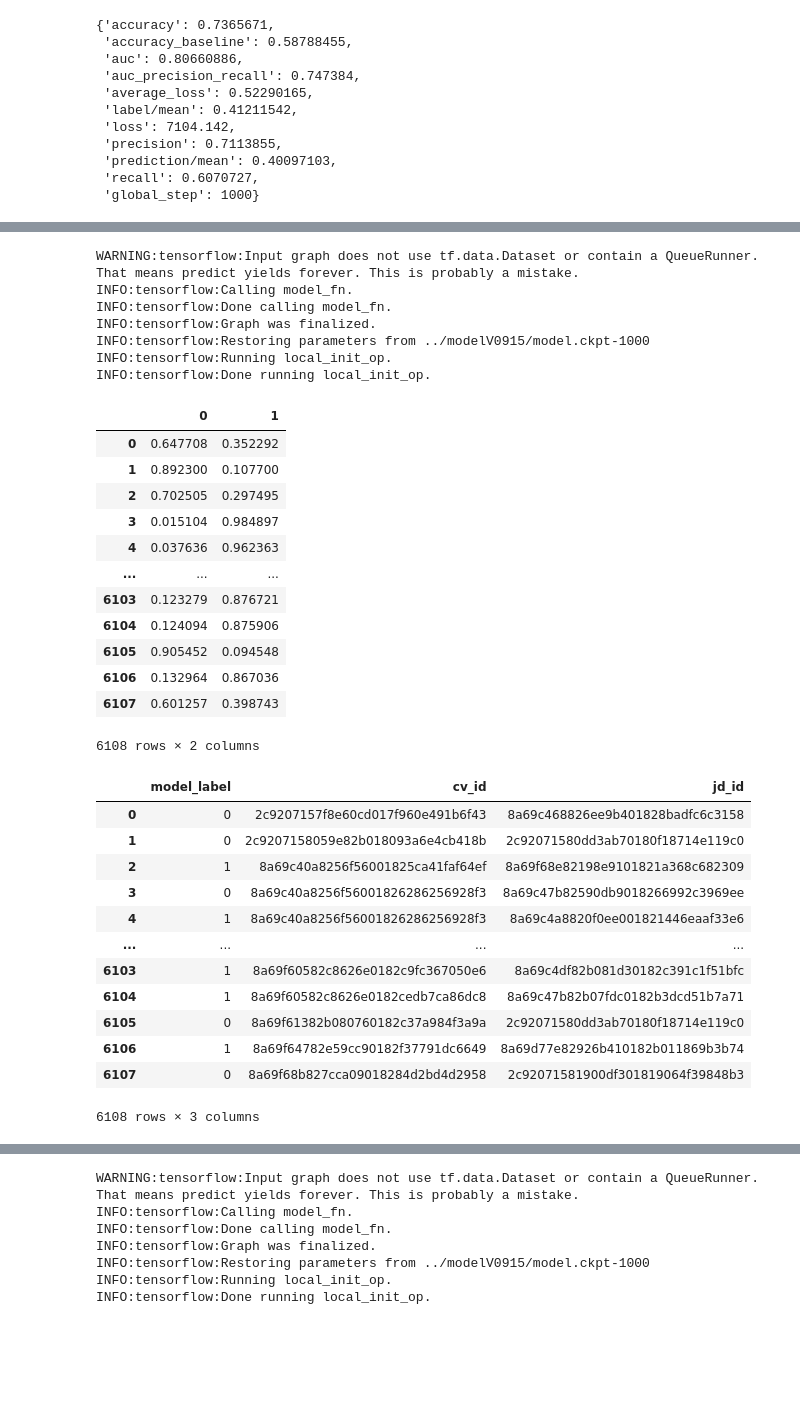
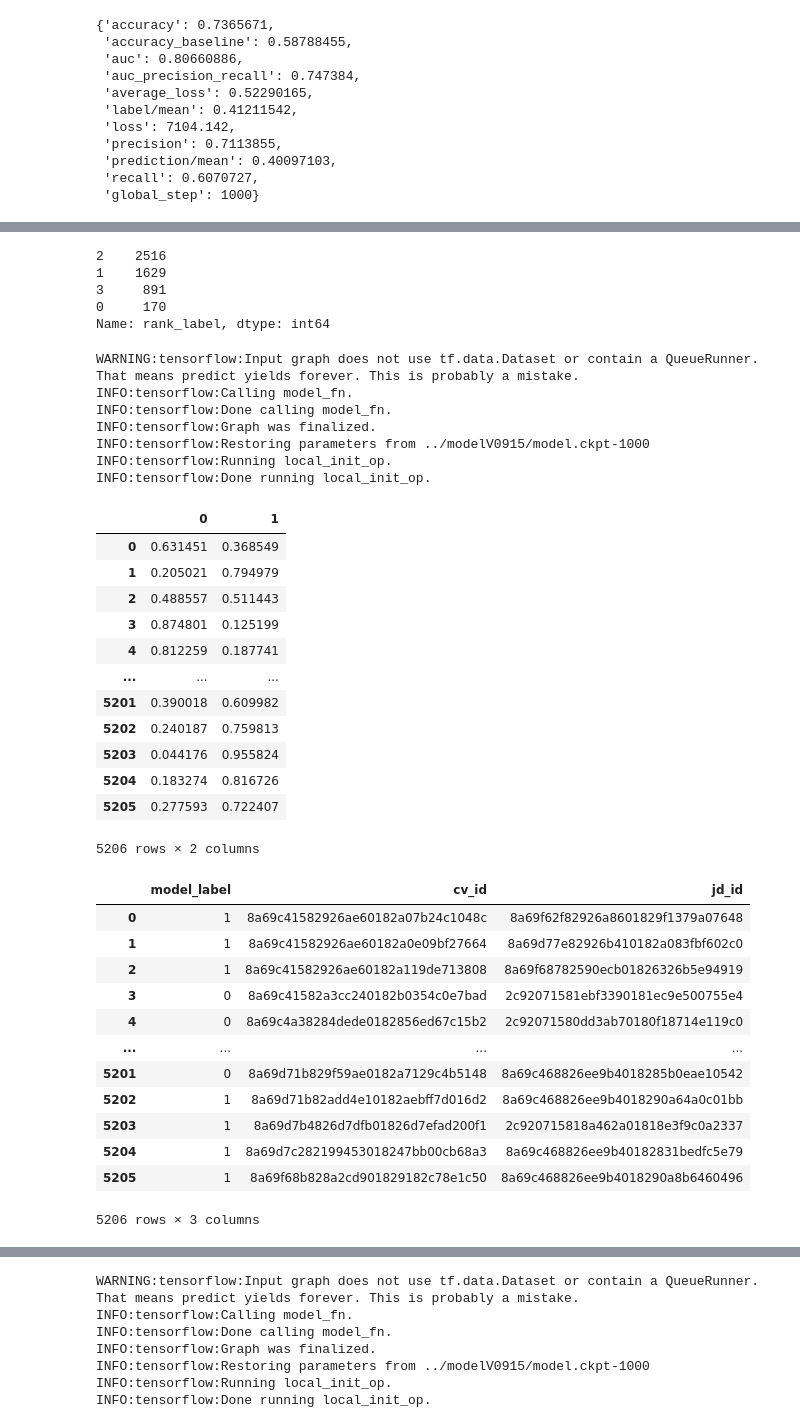
Before and after one commit to slowisfast2030/generalization, a Jupyter notebook: thu_model_train.ipynb, the cells around one changed output, grey strips where cells are left out. Cells and saved outputs as stored; diff of their text form; code cells hidden in the pictures; blank space fills up the shorter version.

```diff
--- a/thu_model_train.ipynb
+++ b/thu_model_train.ipynb
@@ -437,3 +437,13 @@ results
  'global_step': 1000}
 # %%
 p = m.predict(input_fn=lambda: input_fn(sample_test_pickle), checkpoint_path = '../modelV0915/model.ckpt-1000')
+# %%
+##################################################################################################
+#sample_gen_pickle
+cvjd_202208_6108 = pd.read_pickle('../generalization_data/cvjd_202208_6108.pkl')
+
+cvjd_202208_6108_filter = cvjd_202208_6108[~((cvjd_202208_6108['da_label']==-1)&(cvjd_202208_6108['rank_label']==1))]
+
+sample_gen_pickle_filter = cvjd_202208_6108_filter[['cv_id', 'jd_id']].join(sample_gen_pickle.set_index(['cv_id', 'jd_id']), on=['cv_id', 'jd_id'], how='inner')
+sample_gen_pickle_filter
+##################################################################################################
@@ -440,12 +464,20 @@ p = m.predict(input_fn=lambda: input_fn(sample_test_pickle), checkpoint_path = '
+# %%
+cvjd_202208_6108_filter['rank_label'].value_counts()
+# %% [output]
+2    2516
+1    1629
+3     891
+0     170
+Name: rank_label, dtype: int64
 # %%
 ##################################################################################################
 # 对泛化数据预测
-p = m.predict(input_fn=lambda: input_fn(sample_gen_pickle), checkpoint_path = '../modelV0915/model.ckpt-1000')
+p = m.predict(input_fn=lambda: input_fn(sample_gen_pickle_filter), checkpoint_path = '../modelV0915/model.ckpt-1000')
 
 count = 0
 pred = []
 for i in p:
-    if count == len(sample_gen_pickle):
+    if count == len(sample_gen_pickle_filter):
         break
     # i是一个字典
     #print(i)
@@ -465,39 +497,40 @@ INFO:tensorflow:Restoring parameters from ../modelV0915/model.ckpt-1000
 INFO:tensorflow:Running local_init_op.
 INFO:tensorflow:Done running local_init_op.
 |  | 0 | 1 |
-| 0 | 0.647708 | 0.352292 |
-| 1 | 0.892300 | 0.107700 |
-| 2 | 0.702505 | 0.297495 |
-| 3 | 0.015104 | 0.984897 |
-| 4 | 0.037636 | 0.962363 |
+| 0 | 0.631451 | 0.368549 |
+| 1 | 0.205021 | 0.794979 |
+| 2 | 0.488557 | 0.511443 |
+| 3 | 0.874801 | 0.125199 |
+| 4 | 0.812259 | 0.187741 |
 | ... | ... | ... |
-| 6103 | 0.123279 | 0.876721 |
-| 6104 | 0.124094 | 0.875906 |
-| 6105 | 0.905452 | 0.094548 |
-| 6106 | 0.132964 | 0.867036 |
-| 6107 | 0.601257 | 0.398743 |
+| 5201 | 0.390018 | 0.609982 |
+| 5202 | 0.240187 | 0.759813 |
+| 5203 | 0.044176 | 0.955824 |
+| 5204 | 0.183274 | 0.816726 |
+| 5205 | 0.277593 | 0.722407 |
-6108 rows × 2 columns
+5206 rows × 2 columns
 # %%
 ##################################################################################################
 # 对泛化数据预测
 
-real_label = sample_gen_pickle[['model_label'] + ['cv_id', 'jd_id']]
+real_label = sample_gen_pickle_filter[['model_label'] + ['cv_id', 'jd_id']]
+real_label = real_label.reset_index(drop=True)
 real_label
 ##################################################################################################
 # %% [output]
 |  | model_label | cv_id | jd_id |
-| 0 | 0 | 2c9207157f8e60cd017f960e491b6f43 | 8a69c468826ee9b401828badfc6c3158 |
-| 1 | 0 | 2c9207158059e82b018093a6e4cb418b | 2c92071580dd3ab70180f18714e119c0 |
-| 2 | 1 | 8a69c40a8256f56001825ca41faf64ef | 8a69f68e82198e9101821a368c682309 |
-| 3 | 0 | 8a69c40a8256f56001826286256928f3 | 8a69c47b82590db9018266992c3969ee |
-| 4 | 1 | 8a69c40a8256f56001826286256928f3 | 8a69c4a8820f0ee001821446eaaf33e6 |
+| 0 | 1 | 8a69c41582926ae60182a07b24c1048c | 8a69f62f82926a8601829f1379a07648 |
+| 1 | 1 | 8a69c41582926ae60182a0e09bf27664 | 8a69d77e82926b410182a083fbf602c0 |
+| 2 | 1 | 8a69c41582926ae60182a119de713808 | 8a69f68782590ecb01826326b5e94919 |
+| 3 | 0 | 8a69c41582a3cc240182b0354c0e7bad | 2c92071581ebf3390181ec9e500755e4 |
+| 4 | 0 | 8a69c4a38284dede0182856ed67c15b2 | 2c92071580dd3ab70180f18714e119c0 |
 | ... | ... | ... | ... |
-| 6103 | 1 | 8a69f60582c8626e0182c9fc367050e6 | 8a69c4df82b081d30182c391c1f51bfc |
-| 6104 | 1 | 8a69f60582c8626e0182cedb7ca86dc8 | 8a69c47b82b07fdc0182b3dcd51b7a71 |
-| 6105 | 0 | 8a69f61382b080760182c37a984f3a9a | 2c92071580dd3ab70180f18714e119c0 |
-| 6106 | 1 | 8a69f64782e59cc90182f37791dc6649 | 8a69d77e82926b410182b011869b3b74 |
-| 6107 | 0 | 8a69f68b827cca09018284d2bd4d2958 | 2c92071581900df301819064f39848b3 |
+| 5201 | 0 | 8a69d71b829f59ae0182a7129c4b5148 | 8a69c468826ee9b4018285b0eae10542 |
+| 5202 | 1 | 8a69d71b82add4e10182aebff7d016d2 | 8a69c468826ee9b4018290a64a0c01bb |
+| 5203 | 1 | 8a69d7b4826d7dfb01826d7efad200f1 | 2c920715818a462a01818e3f9c0a2337 |
+| 5204 | 1 | 8a69d7c282199453018247bb00cb68a3 | 8a69c468826ee9b40182831bedfc5e79 |
+| 5205 | 1 | 8a69f68b828a2cd901829182c78e1c50 | 8a69c468826ee9b4018290a8b6460496 |
-6108 rows × 3 columns
+5206 rows × 3 columns
 # %%
 ##################################################################################################
 
```
Also changed, not shown: parts of 9 cells of this notebook.
